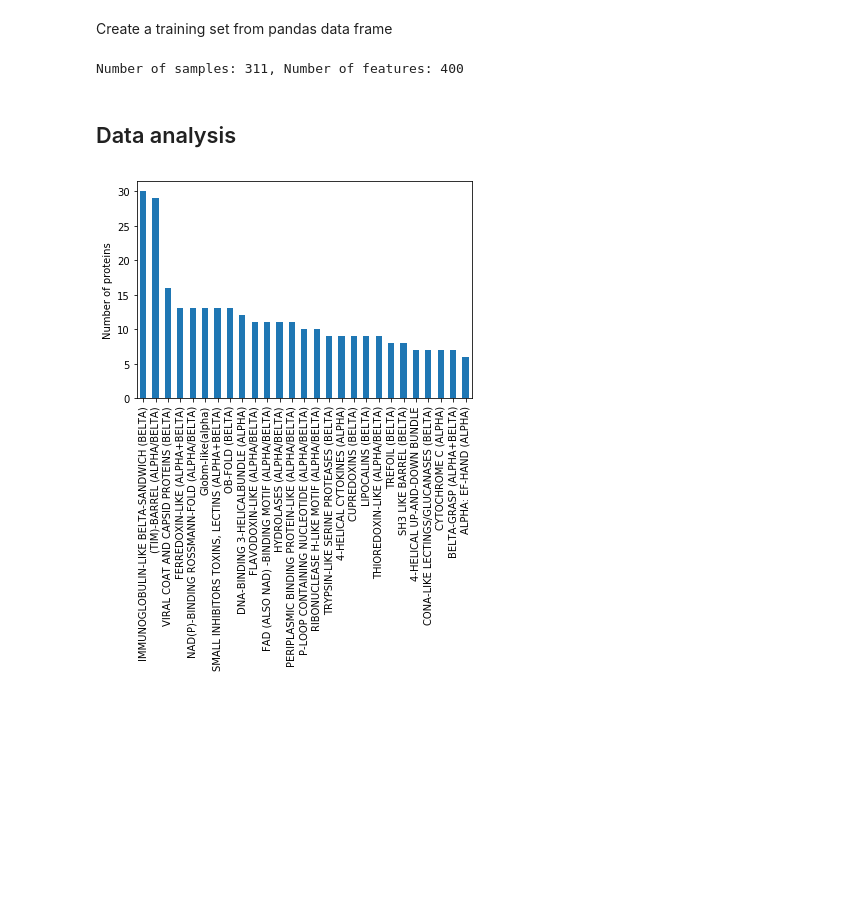
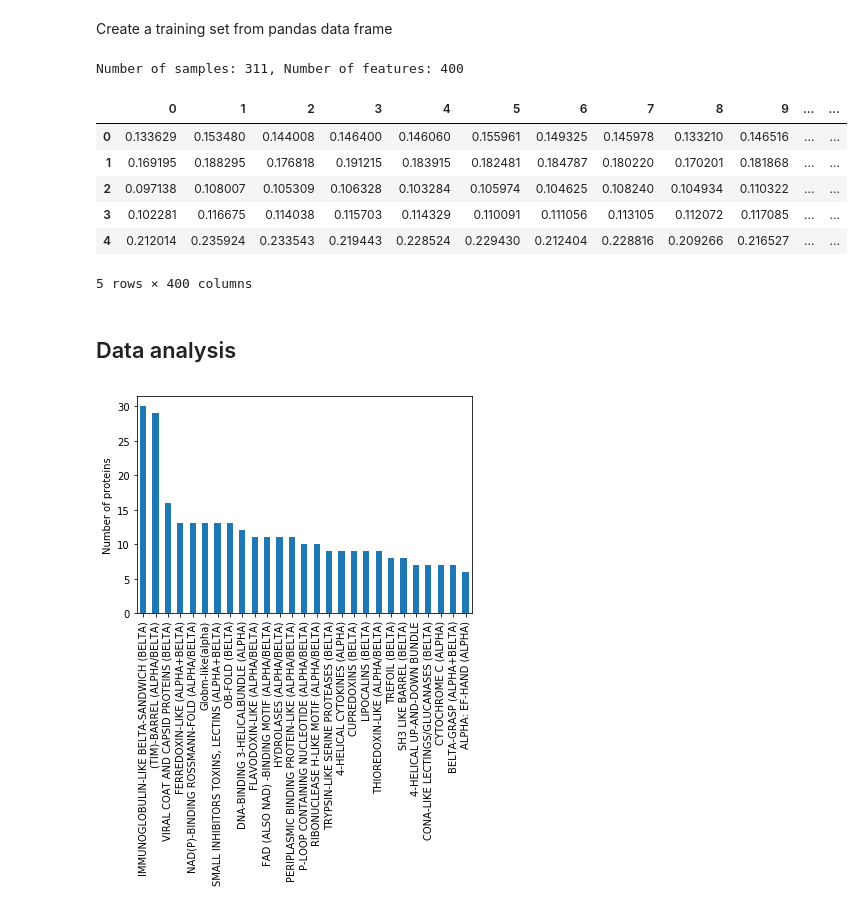
Before and after one commit to MsAlEhR/bio-protein-fold-recognition, a Jupyter notebook: src/SVM_dd_bigram.ipynb, the cells around one changed output. Saved outputs shown, nothing was run; the diff lists cells and outputs as text; code cells hidden in the pictures; blank space fills up the shorter version.

```diff
--- a/src/SVM_dd_bigram.ipynb
+++ b/src/SVM_dd_bigram.ipynb
@@ -46,6 +46,20 @@ labels = dd_dataset['class labels'].values
 print("Number of samples: %d, Number of features: %d" % (train_data.shape[0], train_data.shape[1]))
 # %% [output]
 Number of samples: 311, Number of features: 400
+# %%
+# Show normlaized data
+
+train = pd.DataFrame(train_data)
+
+train.head()
+# %% [output]
+|  | 0 | 1 | 2 | 3 | 4 | 5 | 6 | 7 | 8 | 9 | ... | ... |
+| 0 | 0.133629 | 0.153480 | 0.144008 | 0.146400 | 0.146060 | 0.155961 | 0.149325 | 0.145978 | 0.133210 | 0.146516 | ... | ... |
+| 1 | 0.169195 | 0.188295 | 0.176818 | 0.191215 | 0.183915 | 0.182481 | 0.184787 | 0.180220 | 0.170201 | 0.181868 | ... | ... |
+| 2 | 0.097138 | 0.108007 | 0.105309 | 0.106328 | 0.103284 | 0.105974 | 0.104625 | 0.108240 | 0.104934 | 0.110322 | ... | ... |
+| 3 | 0.102281 | 0.116675 | 0.114038 | 0.115703 | 0.114329 | 0.110091 | 0.111056 | 0.113105 | 0.112072 | 0.117085 | ... | ... |
+| 4 | 0.212014 | 0.235924 | 0.233543 | 0.219443 | 0.228524 | 0.229430 | 0.212404 | 0.228816 | 0.209266 | 0.216527 | ... | ... |
+5 rows × 400 columns
 # %% [markdown]
 ## Data analysis
 # %%
```
Also changed, not shown: parts of 3 cells of this notebook, 2 other files.
